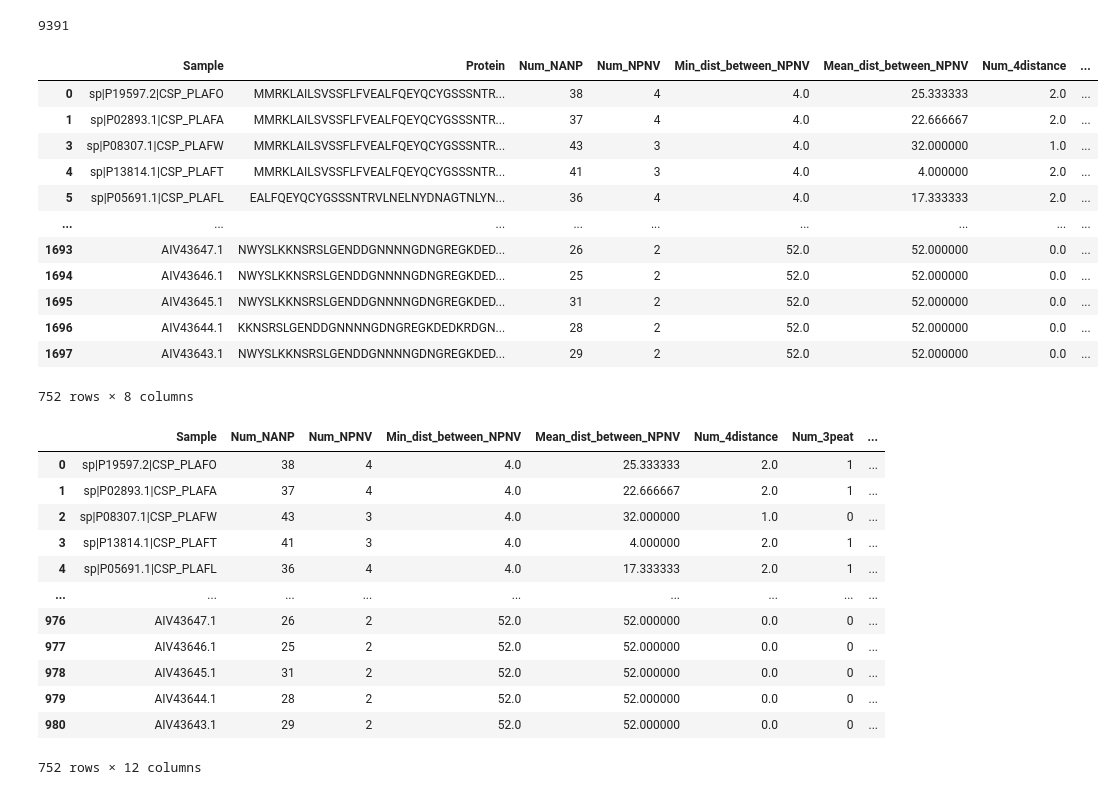
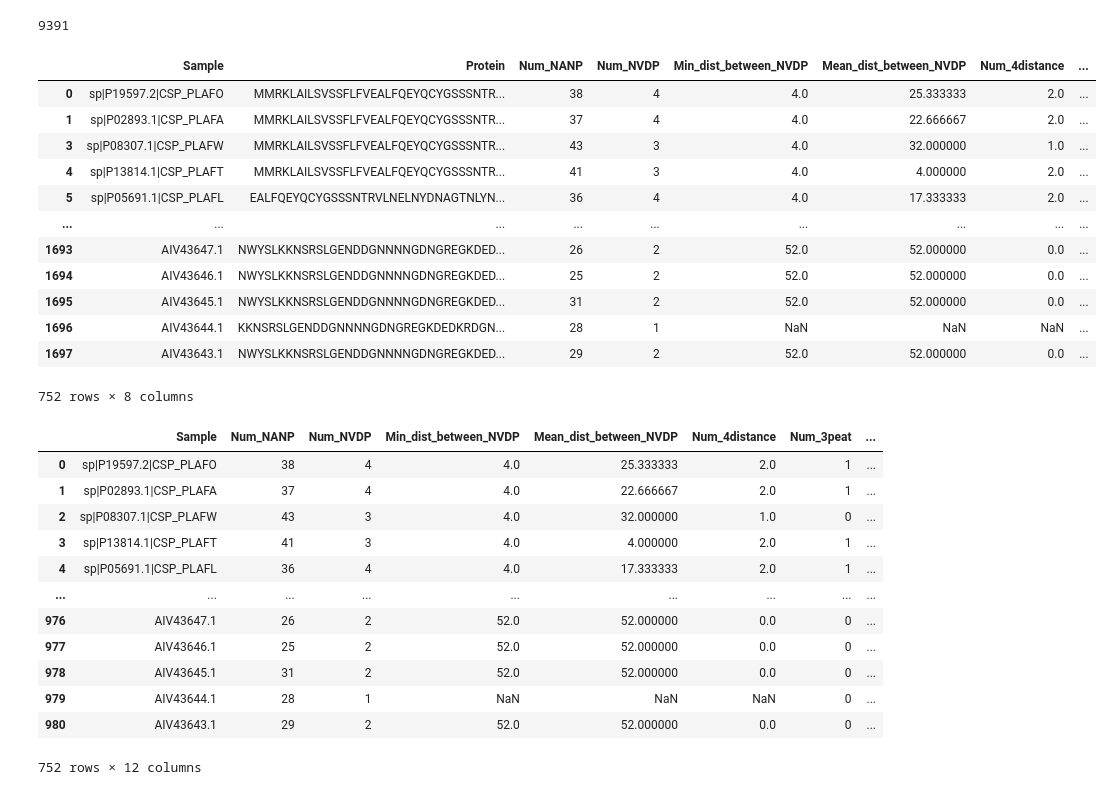
Before and after one commit to pablocarderam/csp_repeat_analysis, a Jupyter notebook: src/Genbank_CSP.ipynb, the cells around one changed output. Drawn from its saved outputs; the diff is of its cells as text; code cells hidden in the pictures.

```diff
--- a/src/Genbank_CSP.ipynb
+++ b/src/Genbank_CSP.ipynb
@@ -103,14 +103,14 @@ def translate(pSeq):
             i = len(seq); # stop loop
     return pep;
 # %%
-fasta_sequences = SeqIO.parse(open("../data/genbank_proteins_prot.fasta"),'fasta')
+fasta_sequences = SeqIO.parse(open("genbank_proteins_prot.fasta"),'fasta')
 seqs = []
 ids = []
 for fasta in fasta_sequences:
     ids.append(str(fasta.id))
     seqs.append(str(fasta.seq))
 
-fasta_sequences = SeqIO.parse(open("../data/genbank_proteins_nt.fasta"),'fasta')
+fasta_sequences = SeqIO.parse(open("genbank_proteins_nt.fasta"),'fasta')
 for fasta in fasta_sequences:
     ids.append(str(fasta.id))
     seqs.append(str(fasta.seq))
@@ -121,8 +121,9 @@ len(seqs)
 # %%
 # Now we analyze the numbers and types of repeats
 
-rep_seq = 'NPNV'
-    # the key repeat sequence being studied, part of the minor repeat epitope
+rep_seq = 'NVDP' #'NPNV'
+    # the key repeat sequence being studied the minor repeat
+    # (actual epitope is NPNV)
 threepeat_seq = 'NVDPNANPNVDPNANPNVDP'
     # The most common motif the minor repeat is found in
 
@@ -159,34 +160,34 @@ def meanRepeatDist(frags):
 '''
 Number of instances in which two repeats are separated by a specific number of
 aa when given the list of sequences between repeats
 '''
 def numAtDistance(frags,d=4):
     if len(frags) > 2:
         return np.count_nonzero( np.array( [ len(frag) for frag in frags[1:-1] ] ) == d )
     else:
         return np.nan
 
 # Compute values
 dat['Min_dist_between_'+rep_seq] = spl.apply( minRepeatDist )
 dat['Mean_dist_between_'+rep_seq] = spl.apply( meanRepeatDist )
 dat['Num_4distance'] = spl.apply( numAtDistance )
 dat['Num_3peat'] = dat['Protein'].str.count(threepeat_seq)
 
 # Clean dataset
 dat = dat.loc[dat['Protein'].str.len()>50,]
     # Delete proteins that are too short
 dat = dat.loc[dat['Num_NANP']>1,]
     # delete sequences with no coverage of NANP repeat region
 dat = dat.loc[dat['Protein'].str.find('NANP')>3,]
     # delete sequences with incomplete coverage of NANP region
     # (starts in repeat region already)
 
 dat = dat.reset_index(drop=True)
 dat = dat.drop_duplicates(['Protein'])
 
 dat
 # %% [output]
-|  | Sample | Protein | Num_NANP | Num_NPNV | Min_dist_between_NPNV | Mean_dist_between_NPNV | Num_4distance | ... |
+|  | Sample | Protein | Num_NANP | Num_NVDP | Min_dist_between_NVDP | Mean_dist_between_NVDP | Num_4distance | ... |
 | 0 | sp|P19597.2|CSP_PLAFO | MMRKLAILSVSSFLFVEALFQEYQCYGSSSNTR... | 38 | 4 | 4.0 | 25.333333 | 2.0 | ... |
 | 1 | sp|P02893.1|CSP_PLAFA | MMRKLAILSVSSFLFVEALFQEYQCYGSSSNTR... | 37 | 4 | 4.0 | 22.666667 | 2.0 | ... |
 | 3 | sp|P08307.1|CSP_PLAFW | MMRKLAILSVSSFLFVEALFQEYQCYGSSSNTR... | 43 | 3 | 4.0 | 32.000000 | 1.0 | ... |
@@ -196,13 +197,13 @@ dat
 | 1693 | AIV43647.1 | NWYSLKKNSRSLGENDDGNNNNGDNGREGKDED... | 26 | 2 | 52.0 | 52.000000 | 0.0 | ... |
 | 1694 | AIV43646.1 | NWYSLKKNSRSLGENDDGNNNNGDNGREGKDED... | 25 | 2 | 52.0 | 52.000000 | 0.0 | ... |
 | 1695 | AIV43645.1 | NWYSLKKNSRSLGENDDGNNNNGDNGREGKDED... | 31 | 2 | 52.0 | 52.000000 | 0.0 | ... |
-| 1696 | AIV43644.1 | KKNSRSLGENDDGNNNNGDNGREGKDEDKRDGN... | 28 | 2 | 52.0 | 52.000000 | 0.0 | ... |
+| 1696 | AIV43644.1 | KKNSRSLGENDDGNNNNGDNGREGKDEDKRDGN... | 28 | 1 | NaN | NaN | NaN | ... |
 | 1697 | AIV43643.1 | NWYSLKKNSRSLGENDDGNNNNGDNGREGKDED... | 29 | 2 | 52.0 | 52.000000 | 0.0 | ... |
 752 rows × 8 columns
 # %%
 # Now we scrape information on region of sample provenance obtained from GenBank
 
-regions_parsed = pd.read_csv('../data/regions_parsed.csv')
+regions_parsed = pd.read_csv('regions_parsed.csv')
 regions_parsed.columns = ['Sample', 'Protein', 'Location', 'Isolate', 'Ref', 'Region']
 
 dat = pd.merge(dat,regions_parsed,how='left',on='Sample')
@@ -210,7 +211,7 @@ dat['Protein'] = dat['Protein_x']
 dat = dat.drop(columns=['Protein_y','Protein_x']).drop_duplicates()
 dat
 # %% [output]
-|  | Sample | Num_NANP | Num_NPNV | Min_dist_between_NPNV | Mean_dist_between_NPNV | Num_4distance | Num_3peat | ... |
+|  | Sample | Num_NANP | Num_NVDP | Min_dist_between_NVDP | Mean_dist_between_NVDP | Num_4distance | Num_3peat | ... |
 | 0 | sp|P19597.2|CSP_PLAFO | 38 | 4 | 4.0 | 25.333333 | 2.0 | 1 | ... |
 | 1 | sp|P02893.1|CSP_PLAFA | 37 | 4 | 4.0 | 22.666667 | 2.0 | 1 | ... |
 | 2 | sp|P08307.1|CSP_PLAFW | 43 | 3 | 4.0 | 32.000000 | 1.0 | 0 | ... |
@@ -220,6 +221,6 @@ dat
 | 976 | AIV43647.1 | 26 | 2 | 52.0 | 52.000000 | 0.0 | 0 | ... |
 | 977 | AIV43646.1 | 25 | 2 | 52.0 | 52.000000 | 0.0 | 0 | ... |
 | 978 | AIV43645.1 | 31 | 2 | 52.0 | 52.000000 | 0.0 | 0 | ... |
-| 979 | AIV43644.1 | 28 | 2 | 52.0 | 52.000000 | 0.0 | 0 | ... |
+| 979 | AIV43644.1 | 28 | 1 | NaN | NaN | NaN | 0 | ... |
 | 980 | AIV43643.1 | 29 | 2 | 52.0 | 52.000000 | 0.0 | 0 | ... |
 752 rows × 12 columns
```
Also changed, not shown: parts of 5 cells of this notebook, 2 other files.
